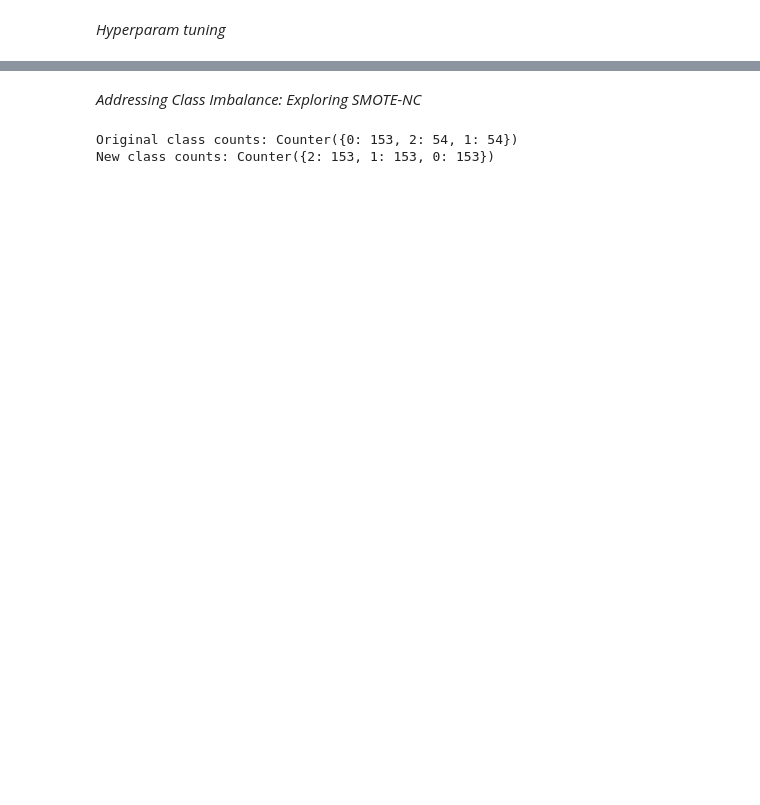
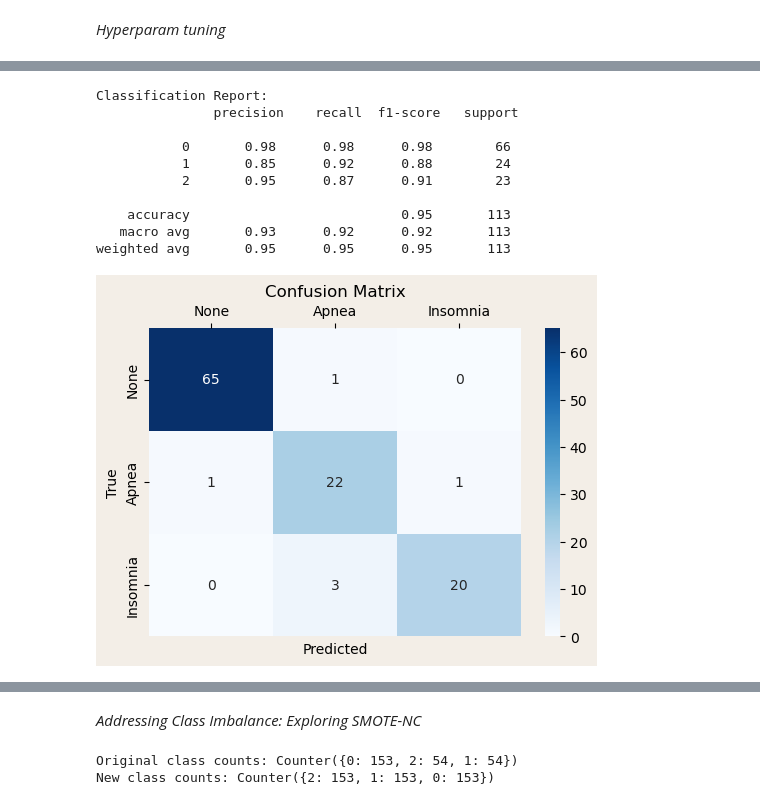
Before and after one commit to carstenegelund/sleep-disorder-classifier, a Jupyter notebook: python_files/model_knn_classification.ipynb, the cells around one changed output, grey strips where cells are left out. Saved outputs shown, nothing was run; the diff lists cells and outputs as text; code cells hidden in the pictures; blank space fills up the shorter version.

```diff
--- a/python_files/model_knn_classification.ipynb
+++ b/python_files/model_knn_classification.ipynb
@@ -183,0 +201,26 @@ plt.show()
+# %%
+#get best pipeline
+pipeline_knn = grid_search_knn.best_estimator_
+
+# Generate prediction and show classification report
+y_pred = pipeline_knn.predict(X_test)
+class_report = classification_report(y_test, y_pred)
+print("\nClassification Report:\n", class_report)
+
+# Generate confusion matrix
+class_labels = ["None","Apnea","Insomnia"]
+conf_matrix = confusion_matrix(y_test, y_pred)
+
+settings.plot_conf_matrix(class_labels, conf_matrix)
+# %% [output]
+Classification Report:
+               precision    recall  f1-score   support
+
+           0       0.98      0.98      0.98        66
+           1       0.85      0.92      0.88        24
+           2       0.95      0.87      0.91        23
+
+    accuracy                           0.95       113
+   macro avg       0.93      0.92      0.92       113
+weighted avg       0.95      0.95      0.95       113
+[figure, added]
```
Also changed, not shown: parts of 25 cells of this notebook, 1 other file.
